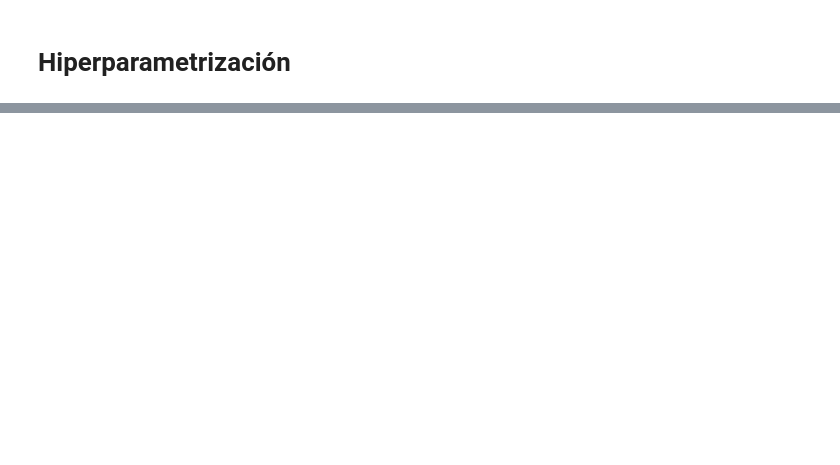
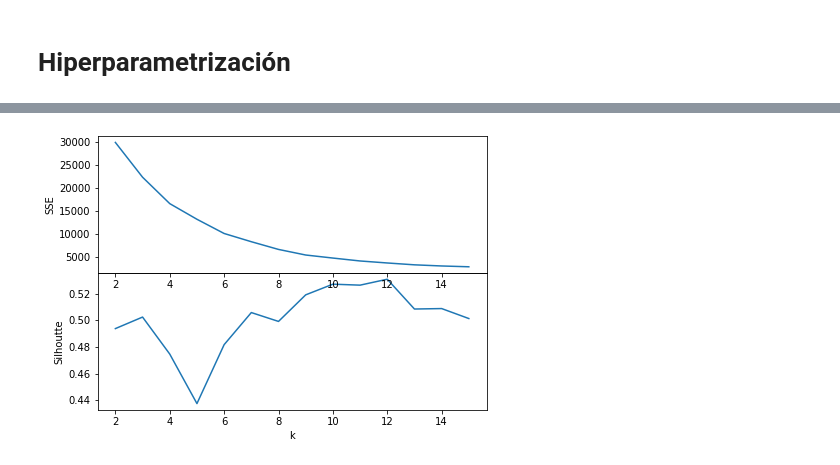
Before and after one commit to elfrasco/dmcyt_tp1, a Jupyter notebook: TP1/ClusteringEspectral.ipynb, the cells around one changed output, grey strips where cells are left out. Saved outputs shown, nothing was run; the diff lists cells and outputs as text; code cells hidden in the pictures; blank space fills up the shorter version.

```diff
--- a/TP1/ClusteringEspectral.ipynb
+++ b/TP1/ClusteringEspectral.ipynb
@@ -248,0 +239,4 @@ df_results.to_csv('espectral.csv', index = False)
+# %%
+plot_silhouettes_and_sses(embedding, 15)
+# %% [output]
+[figure, added]
```
Also changed, not shown: parts of 18 cells of this notebook, 1 other file.
